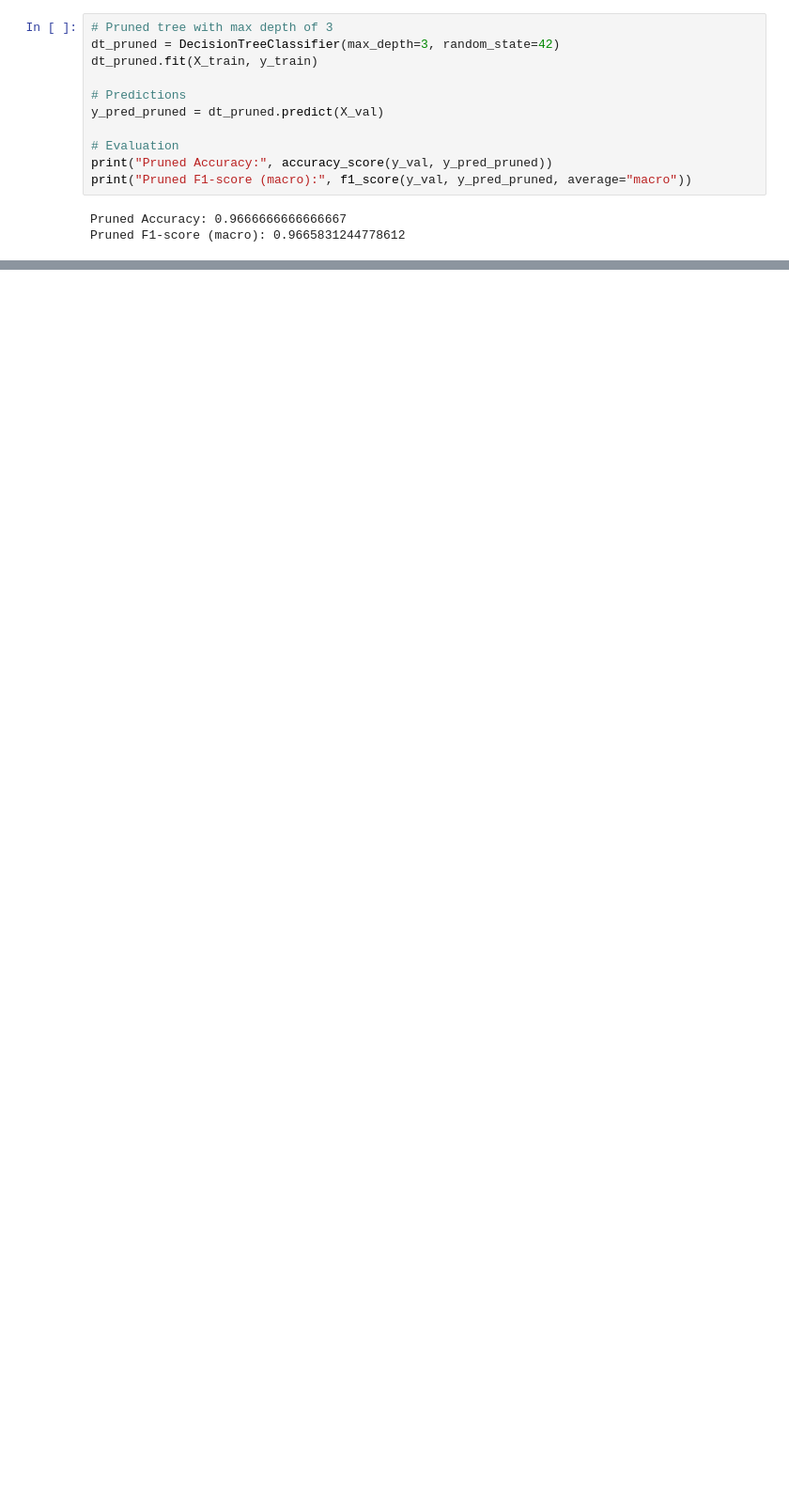
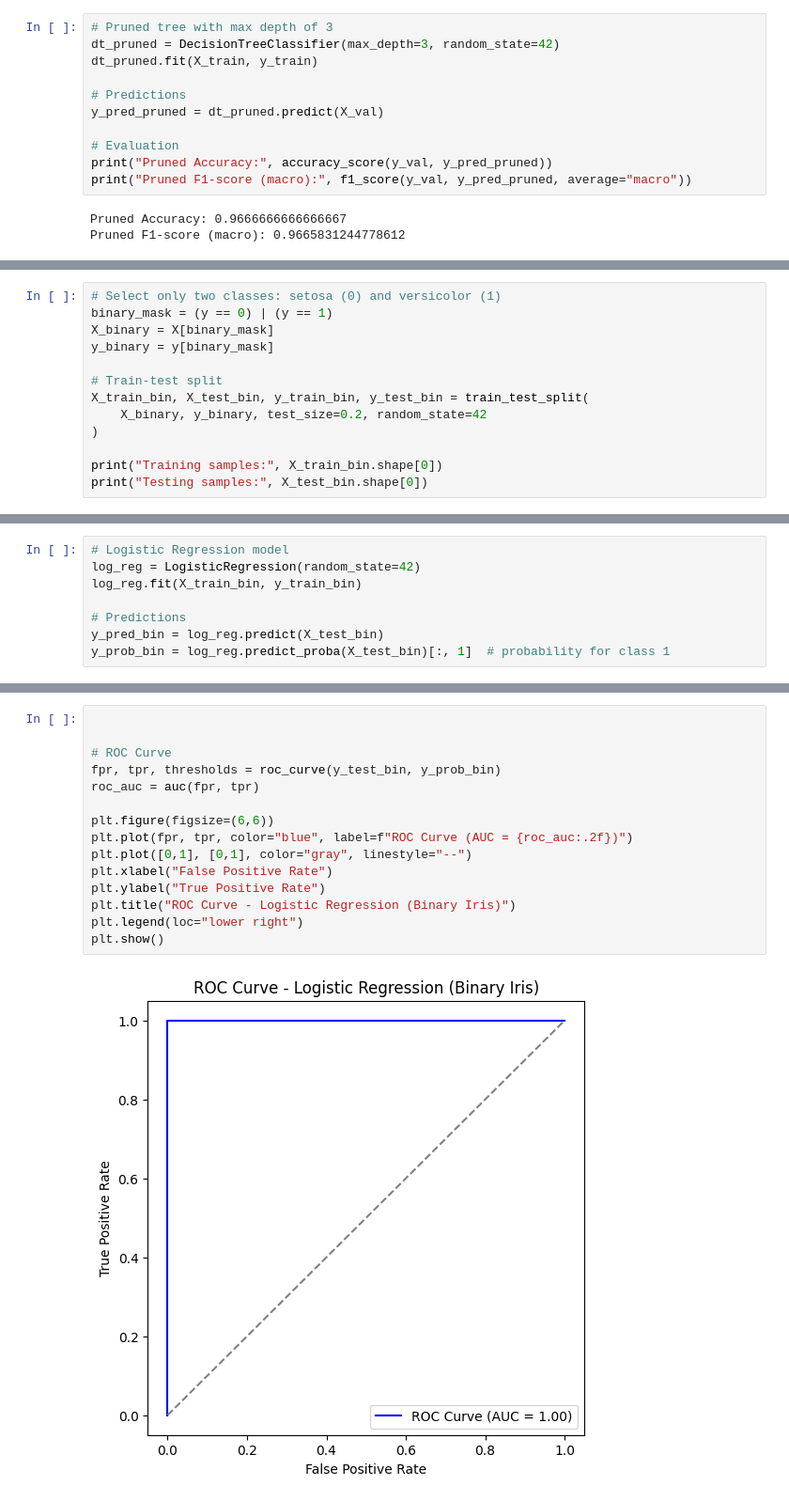
Before and after one commit to MohameddAkmall/Codveda-Internship, a Jupyter notebook: Codveda_Iris.ipynb, the cells around one changed output, grey strips where cells are left out. Shown: that part at 94% size. Cells and saved outputs as stored; diff of their text form; blank space fills up the shorter version.

```diff
--- a/Codveda_Iris.ipynb
+++ b/Codveda_Iris.ipynb
@@ -268,0 +317,13 @@ Pruned F1-score (macro): 0.9665831244778612
+# %%
+# Select only two classes: setosa (0) and versicolor (1)
+binary_mask = (y == 0) | (y == 1)
+X_binary = X[binary_mask]
+y_binary = y[binary_mask]
+
+# Train-test split
+X_train_bin, X_test_bin, y_train_bin, y_test_bin = train_test_split(
+    X_binary, y_binary, test_size=0.2, random_state=42
+)
+
+print("Training samples:", X_train_bin.shape[0])
+print("Testing samples:", X_test_bin.shape[0])
@@ -268,0 +335,8 @@ Pruned F1-score (macro): 0.9665831244778612
+# %%
+# Logistic Regression model
+log_reg = LogisticRegression(random_state=42)
+log_reg.fit(X_train_bin, y_train_bin)
+
+# Predictions
+y_pred_bin = log_reg.predict(X_test_bin)
+y_prob_bin = log_reg.predict_proba(X_test_bin)[:, 1]  # probability for class 1
@@ -268,0 +381,17 @@ Pruned F1-score (macro): 0.9665831244778612
+# %%
+
+
+# ROC Curve
+fpr, tpr, thresholds = roc_curve(y_test_bin, y_prob_bin)
+roc_auc = auc(fpr, tpr)
+
+plt.figure(figsize=(6,6))
+plt.plot(fpr, tpr, color="blue", label=f"ROC Curve (AUC = {roc_auc:.2f})")
+plt.plot([0,1], [0,1], color="gray", linestyle="--")
+plt.xlabel("False Positive Rate")
+plt.ylabel("True Positive Rate")
+plt.title("ROC Curve - Logistic Regression (Binary Iris)")
+plt.legend(loc="lower right")
+plt.show()
+# %% [output]
+[figure, added]
```
Also changed, not shown: parts of 47 cells of this notebook.
